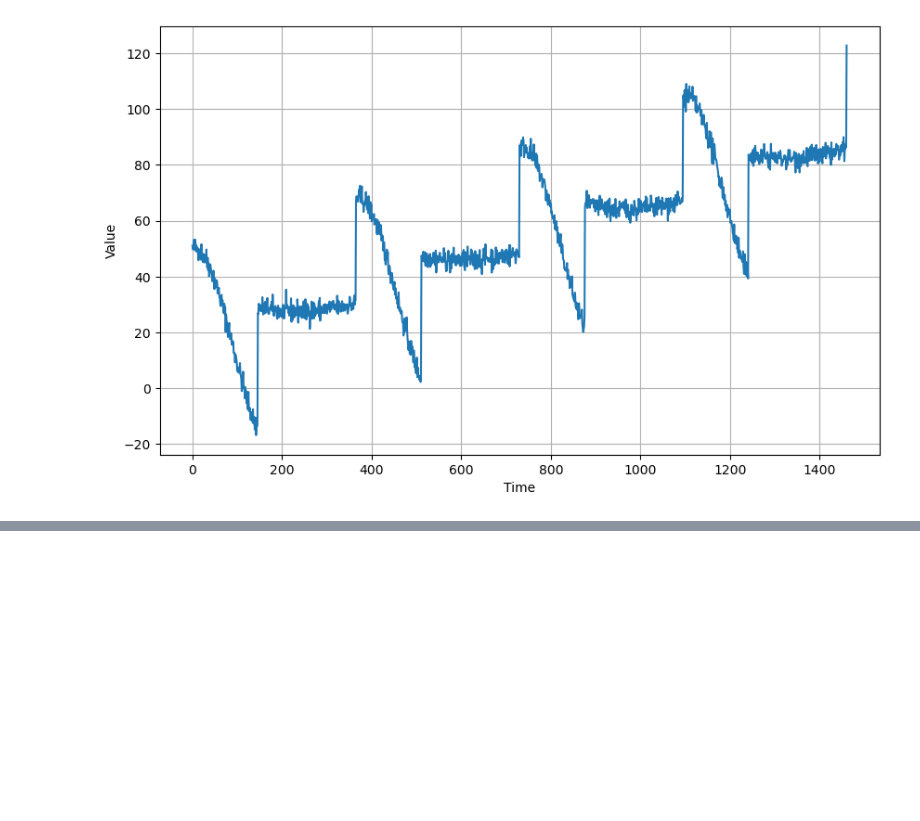
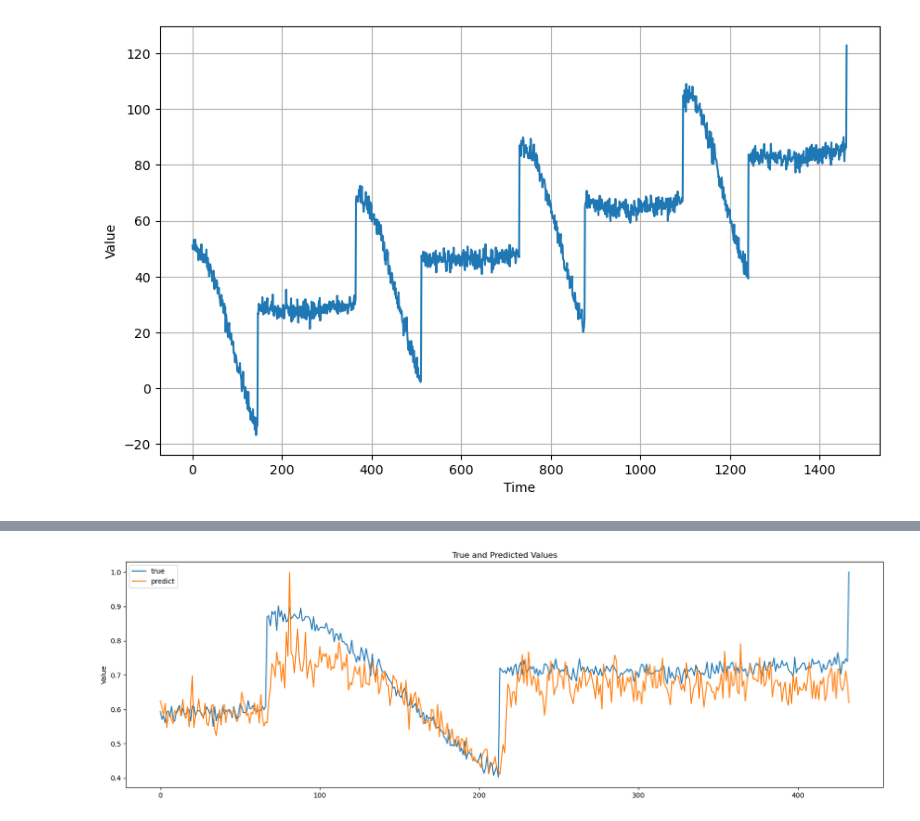
Before and after one commit to gho-ST-del/DL, a Jupyter notebook: Time_Series/experiment04/RNN.ipynb, the cells around one changed output, grey strips where cells are left out. Cells and saved outputs as stored; diff of their text form; code cells hidden in the pictures; blank space fills up the shorter version.

```diff
--- a/Time_Series/experiment04/RNN.ipynb
+++ b/Time_Series/experiment04/RNN.ipynb
@@ -219,0 +275,30 @@ tensor(176.6589, grad_fn=<MseLossBackward0>)
+# %%
+def plot_predictions(net, test_feature, test_label, split_prop, series):
+    """
+    绘制预测结果和真实结果的图表。
+
+    参数:
+    net (ConvModel): 训练好的模型。
+    test_feature (Tensor): 测试集特征数据。
+    test_label (Tensor): 测试集标签数据。
+    split_prop (float): 分割比例。
+    series (list): 数据集。
+
+    """
+    # 使用训练好的模型进行预测
+    test_predict = net(test_feature.unsqueeze(2).to(device)).squeeze().tolist()
+    split_point = int(split_prop * int(series.size))
+    test_true = test_label
+
+    # 绘制真实值和预测值的对比图表
+    plt.figure(figsize=(20, 6))
+    plt.plot(test_true, label='true')  # 绘制真实值曲线
+    plt.plot(test_predict, label='predict')  # 绘制预测值曲线
+    plt.ylabel('Value')  # 设置纵坐标标签
+    plt.title('True and Predicted Values')  # 设置图表标题
+    plt.legend()  # 添加图例
+    plt.show()  # 展示图表
+# print(*test_set)
+plot_predictions(model, test_set[:][0], test_set[:][1], 0.6, series)
+# %% [output]
+[figure, added]
```
Also changed, not shown: parts of 8 cells of this notebook, 20 other files.
